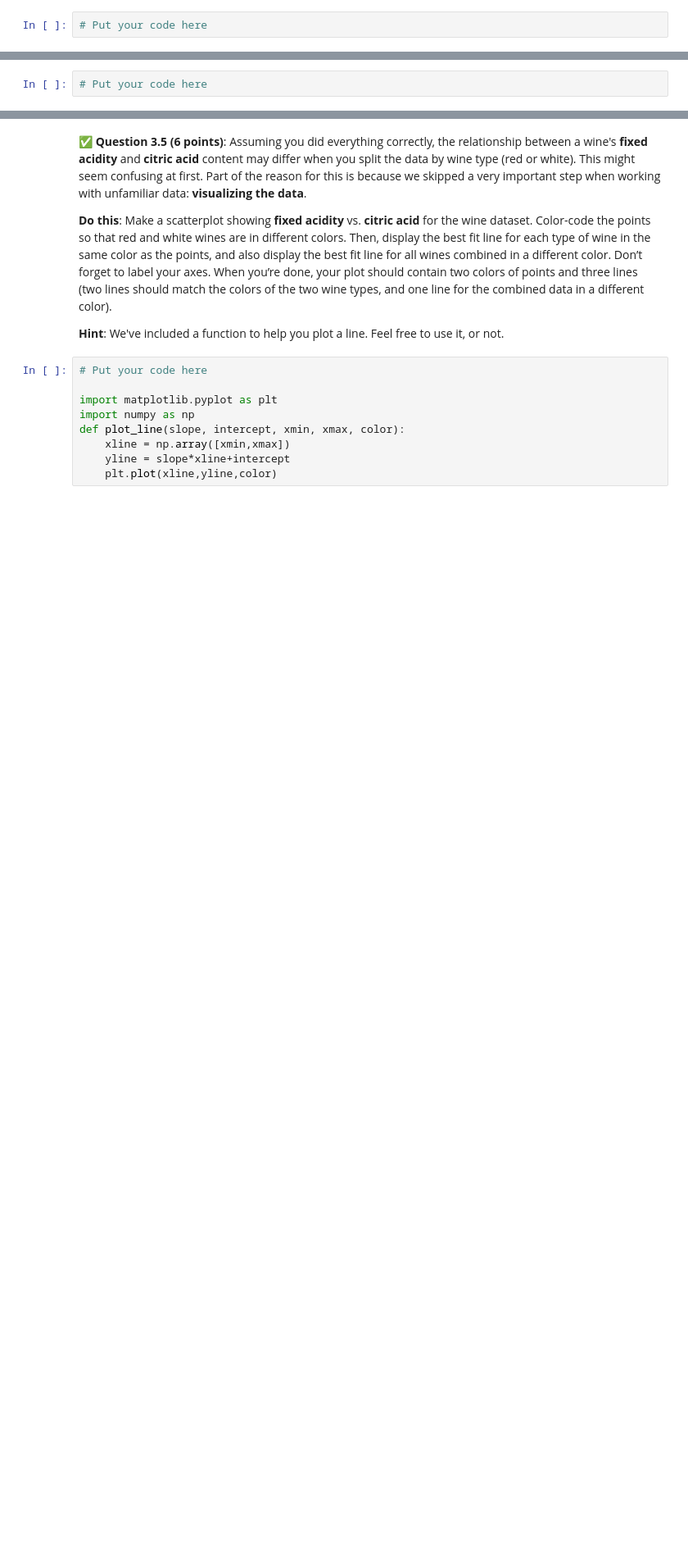
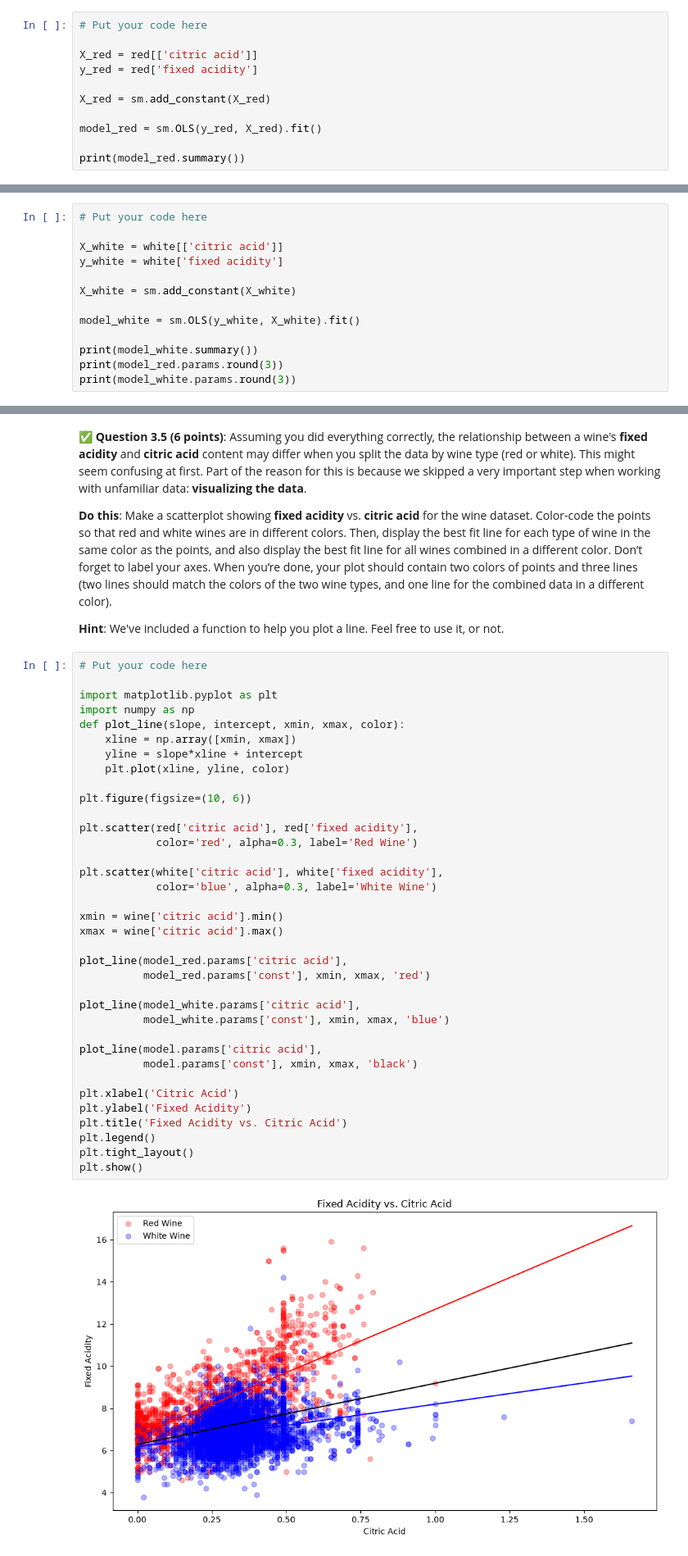
Before and after one commit to Daniel-Crawley/CMSE202-f26-turnin, a Jupyter notebook: hw-03/HW03-Regression-STUDENT.ipynb, the cells around one changed output, grey strips where cells are left out. Shown at 82% size. Saved outputs shown, nothing was run; the diff lists cells and outputs as text; blank space fills up the shorter version.

```diff
--- a/hw-03/HW03-Regression-STUDENT.ipynb
+++ b/hw-03/HW03-Regression-STUDENT.ipynb
@@ -351,3 +390,12 @@ This regression analysis can reveal subtle patterns in acidity management, helpi
 &#9989; **Question 3.3.1 (2 points)**: Using the `OLS` method in `statsmodels`, perform a linear regression to predict the **fixed acidity** of red wine samples using **citric acid** as the predictor, and display the results summary.
 # %%
 # Put your code here
+
+X_red = red[['citric acid']]
+y_red = red['fixed acidity']
+
+X_red = sm.add_constant(X_red)
+
+model_red = sm.OLS(y_red, X_red).fit()
+
+print(model_red.summary())
@@ -360,3 +426,14 @@ This regression analysis can reveal subtle patterns in acidity management, helpi
 &#9989; **Question 3.3.2 (2 points)**: Using the `OLS` method in `statsmodels`, perform a linear regression to predict the **fixed acidity** of white wine samples using **citric acid** as the predictor, and display the results summary.
 # %%
 # Put your code here
+
+X_white = white[['citric acid']]
+y_white = white['fixed acidity']
+
+X_white = sm.add_constant(X_white)
+
+model_white = sm.OLS(y_white, X_white).fit()
+
+print(model_white.summary())
+print(model_red.params.round(3))
+print(model_white.params.round(3))
@@ -389,12 +493,41 @@ This regression analysis can reveal subtle patterns in acidity management, helpi
 # %%
 # Put your code here
 
 import matplotlib.pyplot as plt
 import numpy as np
 def plot_line(slope, intercept, xmin, xmax, color):
-    xline = np.array([xmin,xmax])
-    yline = slope*xline+intercept
-    plt.plot(xline,yline,color)
+    xline = np.array([xmin, xmax])
+    yline = slope*xline + intercept
+    plt.plot(xline, yline, color)
+
+plt.figure(figsize=(10, 6))
+
+plt.scatter(red['citric acid'], red['fixed acidity'],
+            color='red', alpha=0.3, label='Red Wine')
+
+plt.scatter(white['citric acid'], white['fixed acidity'],
+            color='blue', alpha=0.3, label='White Wine')
+
+xmin = wine['citric acid'].min()
+xmax = wine['citric acid'].max()
+
+plot_line(model_red.params['citric acid'],
+          model_red.params['const'], xmin, xmax, 'red')
+
+plot_line(model_white.params['citric acid'],
+          model_white.params['const'], xmin, xmax, 'blue')
+
+plot_line(model.params['citric acid'],
+          model.params['const'], xmin, xmax, 'black')
+
+plt.xlabel('Citric Acid')
+plt.ylabel('Fixed Acidity')
+plt.title('Fixed Acidity vs. Citric Acid')
+plt.legend()
+plt.tight_layout()
+plt.show()
+# %% [output]
+[figure, added]
 # %% [markdown]
 <!-- END QUESTION -->
 <!-- DO NOT MODIFY OR DELETE THIS CELL. Make sure your solution to the question above is in the cell(s) above this one. -->
```
Also changed, not shown: parts of 19 cells of this notebook.
